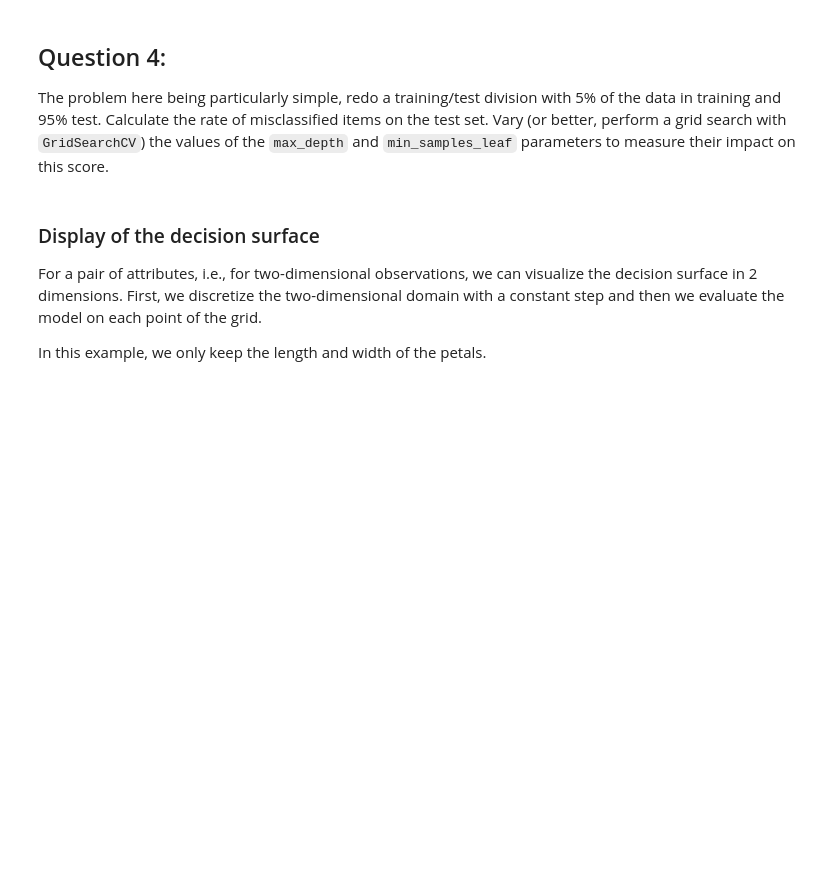
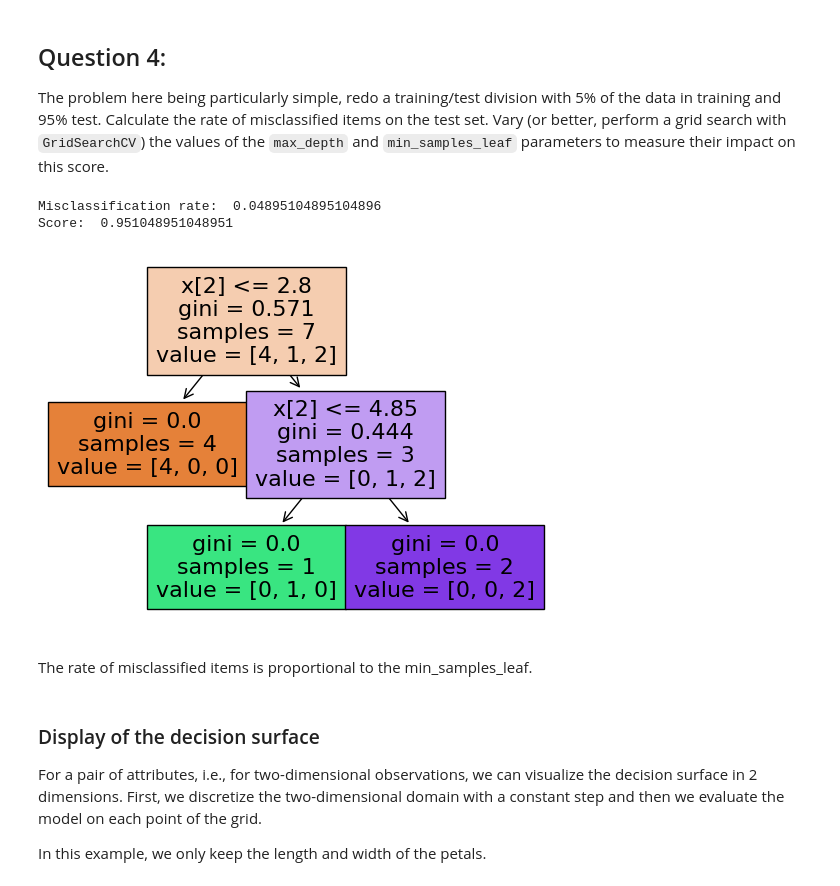
Before and after one commit to DCLARKE23/Data_Mining_Decision_Trees, a Jupyter notebook: Assignment_1_DecisionTrees.ipynb, the cells around one changed output. Saved outputs shown, nothing was run; the diff lists cells and outputs as text; code cells hidden in the pictures; blank space fills up the shorter version.

```diff
--- a/Assignment_1_DecisionTrees.ipynb
+++ b/Assignment_1_DecisionTrees.ipynb
@@ -163,6 +243,26 @@ Change the `max_depth` and `min_samples_leaf` parameter values. What do you noti
 The problem here being particularly simple, redo a training/test division with 5% of the data in training and 95% test.
 Calculate the rate of misclassified items on the test set.
 Vary (or better, perform a grid search with `GridSearchCV`) the values of the `max_depth` and `min_samples_leaf` parameters to measure their impact on this score.
+# %%
+from sklearn.model_selection import train_test_split
+from sklearn.metrics import accuracy_score
+X_train, X_test, y_train, y_test = train_test_split(X, y, train_size=0.05, random_state=0)
+clf = tree.DecisionTreeClassifier(max_depth=2, min_samples_leaf = 1)
+clf.fit(X_train, y_train)
+tree.plot_tree(clf, filled=True)
+
+predicted_labels = clf.predict(X_test)
+accuracy = accuracy_score(y_test, predicted_labels)
+misclassifications = 1 - accuracy
+print("Misclassification rate: ", misclassifications)
+print("Score: ", clf.score(X_test, y_test))
+print("")
+# %% [output]
+Misclassification rate:  0.04895104895104896
+Score:  0.951048951048951
+[figure, added]
+# %% [markdown]
+The rate of misclassified items is proportional to the min_samples_leaf.
 # %% [markdown]
 ###   Display of the decision surface
 
```
Also changed, not shown: parts of 13 cells of this notebook.
